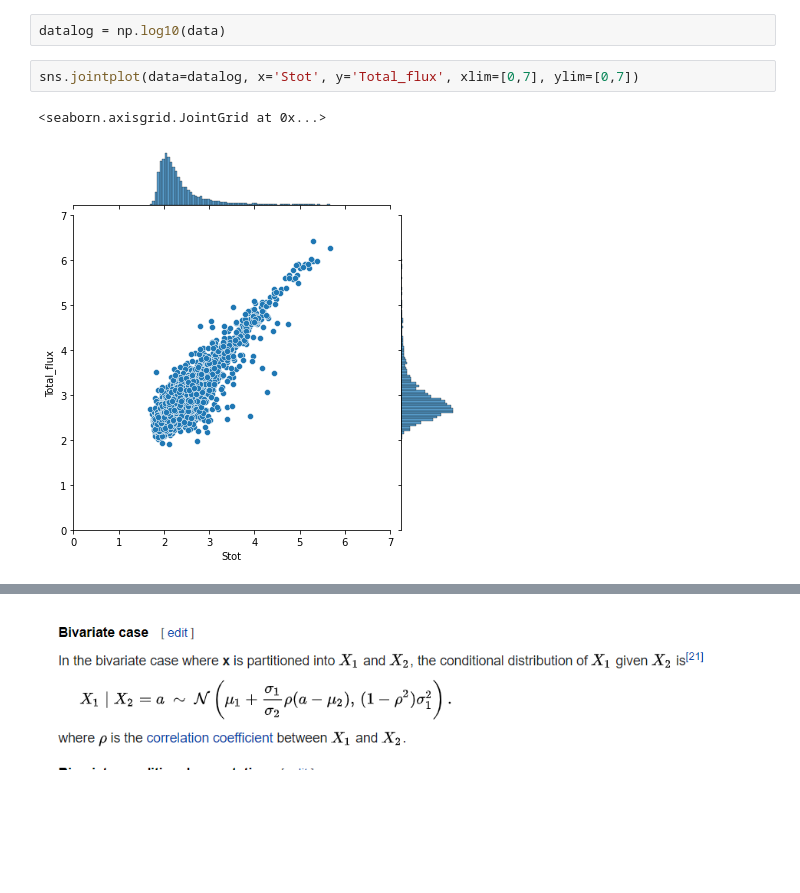
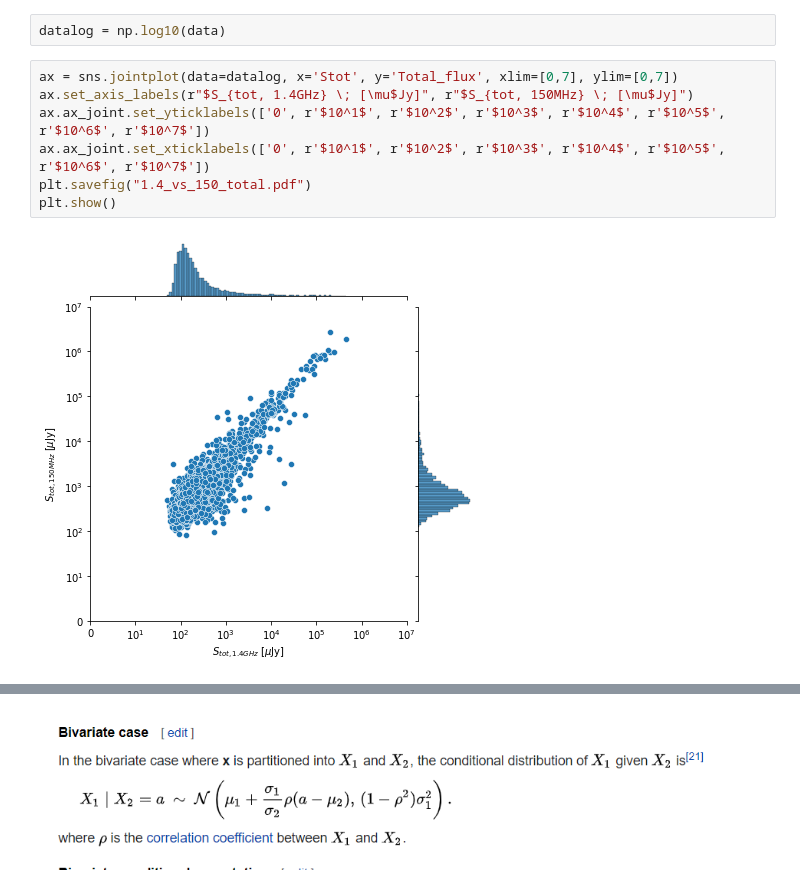
Before and after one commit to jespertjee/LOFAR_ML, a Jupyter notebook: General/MIGHTEE/Generate_radio.ipynb, the cells around one changed output, grey strips where cells are left out. Cells and saved outputs as stored; diff of their text form; blank space fills up the shorter version.

```diff
--- a/General/MIGHTEE/Generate_radio.ipynb
+++ b/General/MIGHTEE/Generate_radio.ipynb
@@ -9,7 +10,11 @@ data = pd.read_csv("../../Data/MIGHTEE/1.4_to_150/Lockman_150MHz_and_1.4 GHz.csv
 # %%
 datalog = np.log10(data)
 # %%
-sns.jointplot(data=datalog, x='Stot', y='Total_flux', xlim=[0,7], ylim=[0,7])
+ax = sns.jointplot(data=datalog, x='Stot', y='Total_flux', xlim=[0,7], ylim=[0,7])
+ax.set_axis_labels(r"$S_{tot, 1.4GHz} \; [\mu$Jy]", r"$S_{tot, 150MHz} \; [\mu$Jy]")
+ax.ax_joint.set_yticklabels(['0', r'$10^1$', r'$10^2$', r'$10^3$', r'$10^4$', r'$10^5$', r'$10^6$', r'$10^7$'])
+ax.ax_joint.set_xticklabels(['0', r'$10^1$', r'$10^2$', r'$10^3$', r'$10^4$', r'$10^5$', r'$10^6$', r'$10^7$'])
+plt.savefig("1.4_vs_150_total.pdf")
+plt.show()
 # %% [output]
-<seaborn.axisgrid.JointGrid at 0x...>
-[figure, old version]
+[figure, new version]
```
Also changed, not shown: parts of 15 cells of this notebook, 54 other files.
